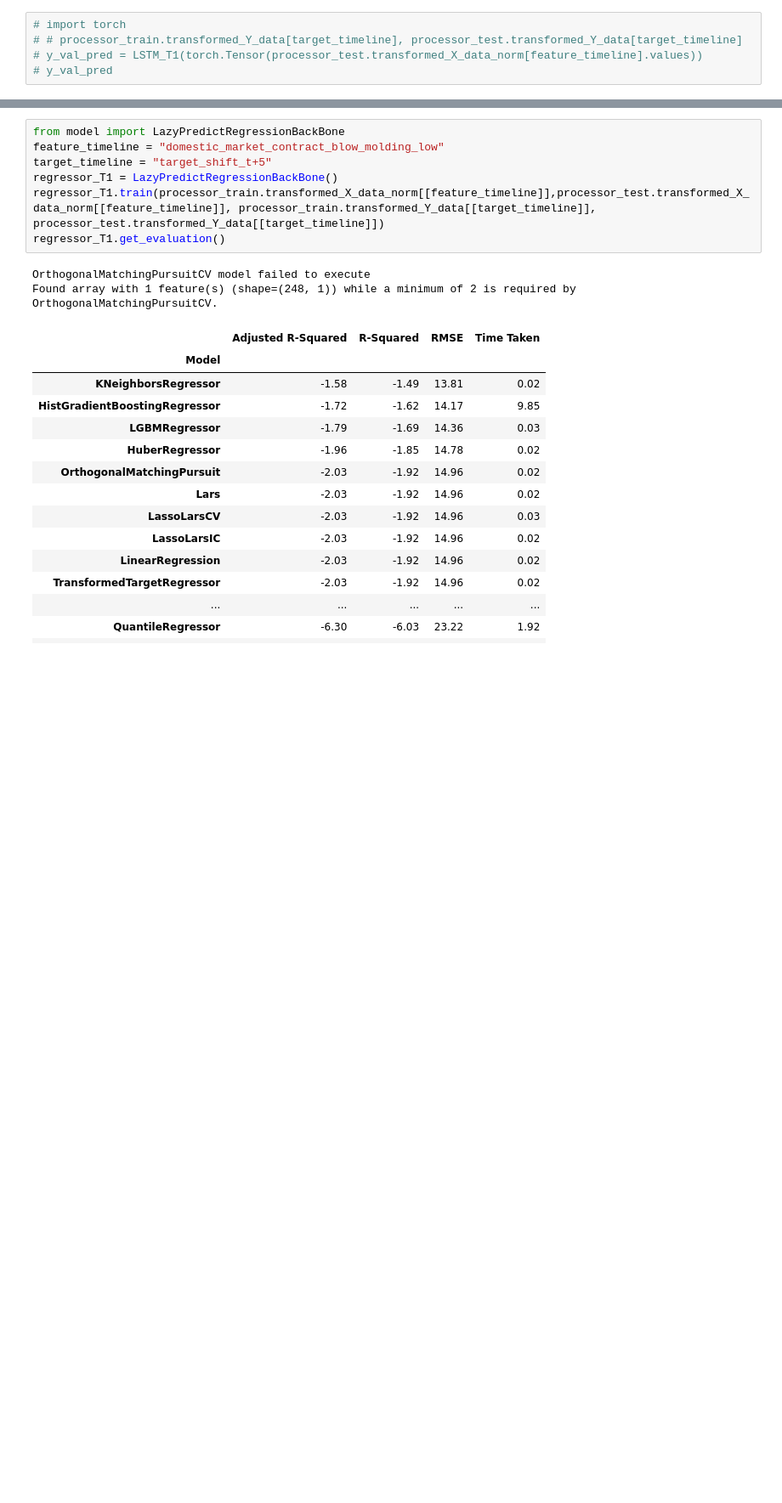
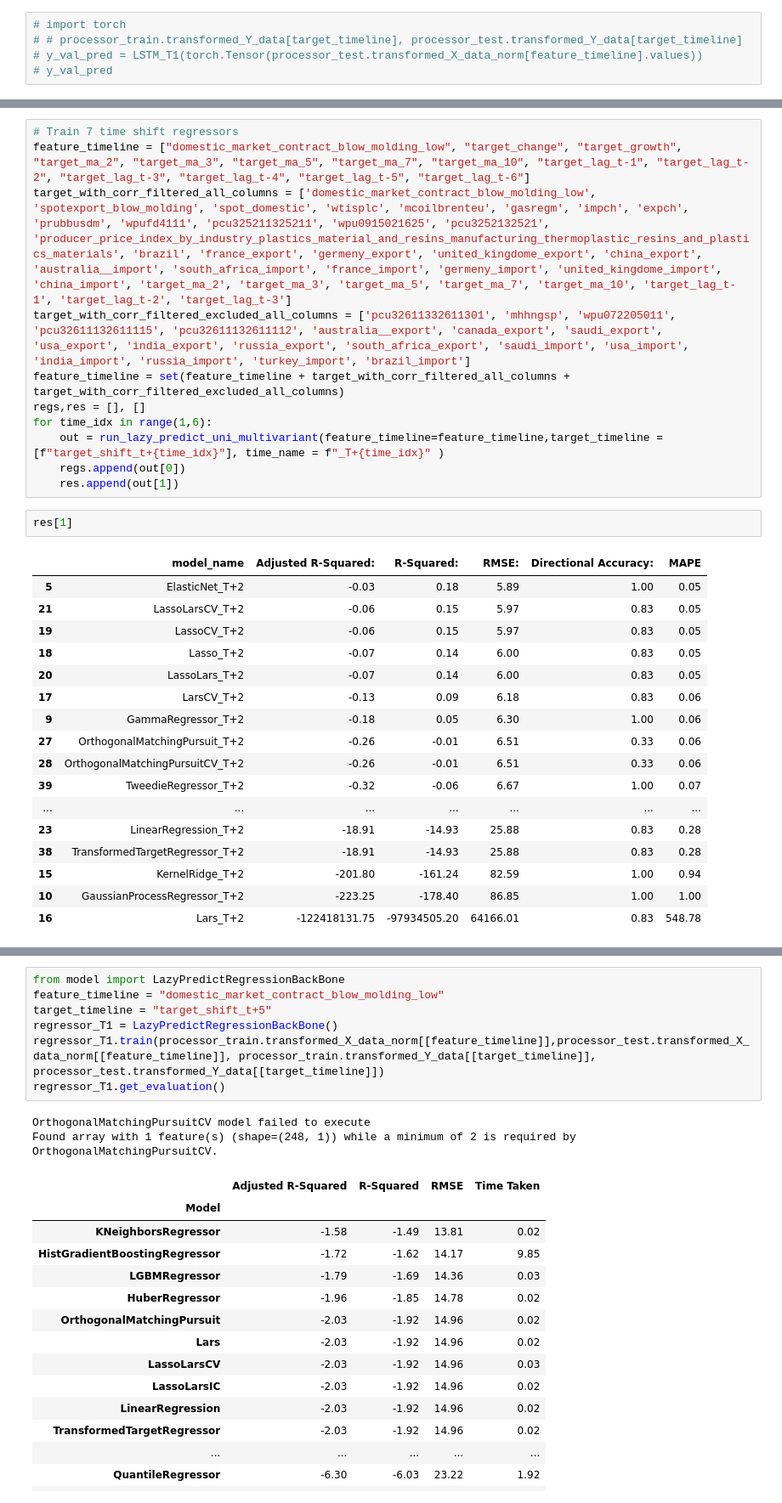
Before and after one commit to vincycode7/TaiyoAI_Domestic_Molding, a Jupyter notebook: exploratory_data_analysis.ipynb, the cells around one changed output, grey strips where cells are left out. Shown: that part at 85% size. Cells and saved outputs as stored; diff of their text form; blank space fills up the shorter version.

```diff
--- a/exploratory_data_analysis.ipynb
+++ b/exploratory_data_analysis.ipynb
@@ -763,0 +493,31 @@ pd.DataFrame(pd.Series({"model_name":"ARIMA_T+4_Univariant","Adjusted R-Squared:
+# %%
+# Train 7 time shift regressors
+feature_timeline = ["domestic_market_contract_blow_molding_low", "target_change", "target_growth", "target_ma_2", "target_ma_3", "target_ma_5", "target_ma_7", "target_ma_10", "target_lag_t-1", "target_lag_t-2", "target_lag_t-3", "target_lag_t-4", "target_lag_t-5", "target_lag_t-6"]
+target_with_corr_filtered_all_columns = ['domestic_market_contract_blow_molding_low', 'spotexport_blow_molding', 'spot_domestic', 'wtisplc', 'mcoilbrenteu', 'gasregm', 'impch', 'expch', 'prubbusdm', 'wpufd4111', 'pcu325211325211', 'wpu0915021625', 'pcu3252132521', 'producer_price_index_by_industry_plastics_material_and_resins_manufacturing_thermoplastic_resins_and_plastics_materials', 'brazil', 'france_export', 'germeny_export', 'united_kingdome_export', 'china_export', 'australia__import', 'south_africa_import', 'france_import', 'germeny_import', 'united_kingdome_import', 'china_import', 'target_ma_2', 'target_ma_3', 'target_ma_5', 'target_ma_7', 'target_ma_10', 'target_lag_t-1', 'target_lag_t-2', 'target_lag_t-3']
+target_with_corr_filtered_excluded_all_columns = ['pcu32611332611301', 'mhhngsp', 'wpu072205011', 'pcu32611132611115', 'pcu32611132611112', 'australia__export', 'canada_export', 'saudi_export', 'usa_export', 'india_export', 'russia_export', 'south_africa_export', 'saudi_import', 'usa_import', 'india_import', 'russia_import', 'turkey_import', 'brazil_import']
+feature_timeline = set(feature_timeline + target_with_corr_filtered_all_columns + target_with_corr_filtered_excluded_all_columns)
+regs,res = [], []
+for time_idx in range(1,6):
+    out = run_lazy_predict_uni_multivariant(feature_timeline=feature_timeline,target_timeline = [f"target_shift_t+{time_idx}"], time_name = f"_T+{time_idx}" )
+    regs.append(out[0])
+    res.append(out[1])
+# %%
+res[1]
+# %% [output]
+|  | model_name | Adjusted R-Squared: | R-Squared: | RMSE: | Directional Accuracy: | MAPE |
+| 5 | ElasticNet_T+2 | -0.03 | 0.18 | 5.89 | 1.00 | 0.05 |
+| 21 | LassoLarsCV_T+2 | -0.06 | 0.15 | 5.97 | 0.83 | 0.05 |
+| 19 | LassoCV_T+2 | -0.06 | 0.15 | 5.97 | 0.83 | 0.05 |
+| 18 | Lasso_T+2 | -0.07 | 0.14 | 6.00 | 0.83 | 0.05 |
+| 20 | LassoLars_T+2 | -0.07 | 0.14 | 6.00 | 0.83 | 0.05 |
+| 17 | LarsCV_T+2 | -0.13 | 0.09 | 6.18 | 0.83 | 0.06 |
+| 9 | GammaRegressor_T+2 | -0.18 | 0.05 | 6.30 | 1.00 | 0.06 |
+| 27 | OrthogonalMatchingPursuit_T+2 | -0.26 | -0.01 | 6.51 | 0.33 | 0.06 |
+| 28 | OrthogonalMatchingPursuitCV_T+2 | -0.26 | -0.01 | 6.51 | 0.33 | 0.06 |
+| 39 | TweedieRegressor_T+2 | -0.32 | -0.06 | 6.67 | 1.00 | 0.07 |
+| ... | ... | ... | ... | ... | ... | ... |
+| 23 | LinearRegression_T+2 | -18.91 | -14.93 | 25.88 | 0.83 | 0.28 |
+| 38 | TransformedTargetRegressor_T+2 | -18.91 | -14.93 | 25.88 | 0.83 | 0.28 |
+| 15 | KernelRidge_T+2 | -201.80 | -161.24 | 82.59 | 1.00 | 0.94 |
+| 10 | GaussianProcessRegressor_T+2 | -223.25 | -178.40 | 86.85 | 1.00 | 1.00 |
+| 16 | Lars_T+2 | -122418131.75 | -97934505.20 | 64166.01 | 0.83 | 548.78 |
```
Also changed, not shown: parts of 61 cells of this notebook, 23 other files.
